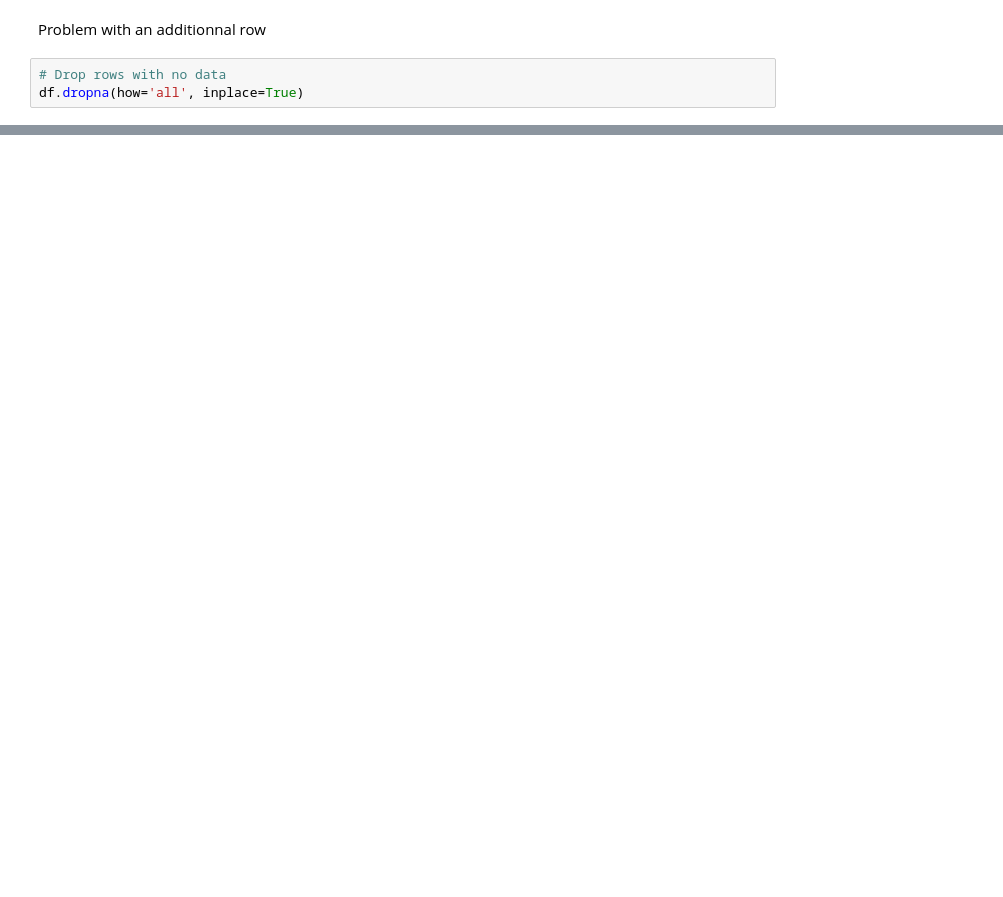
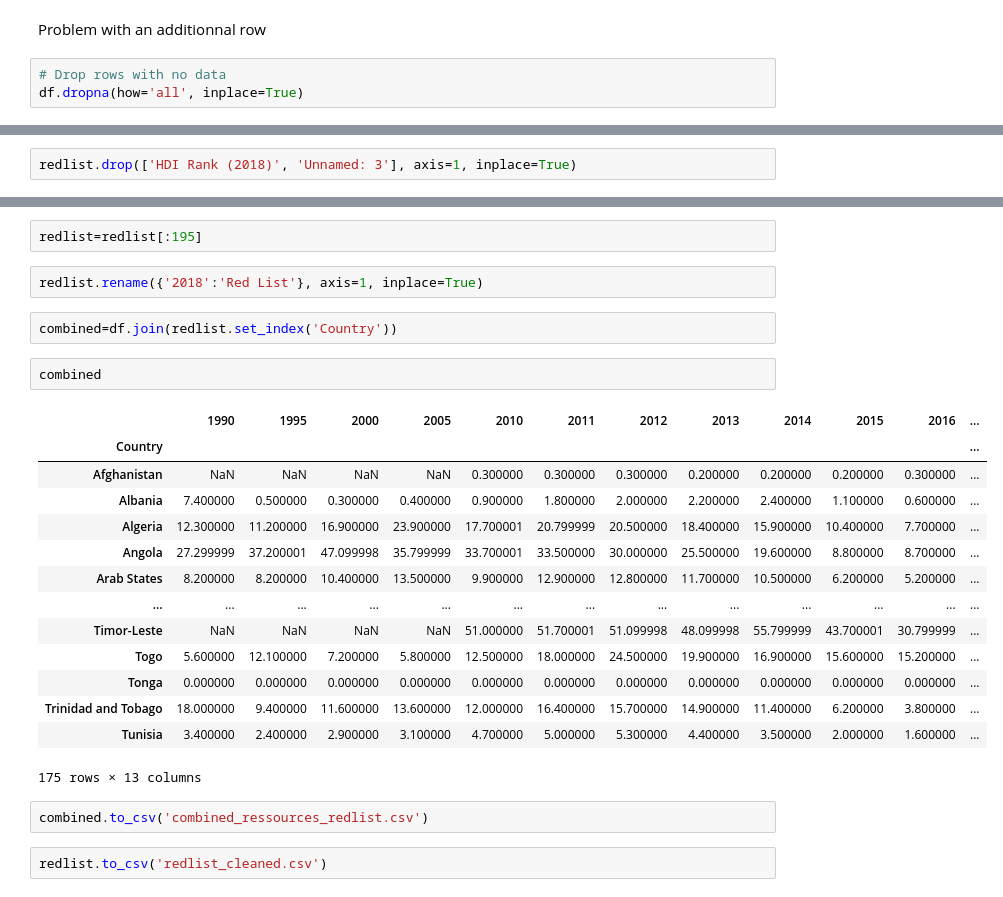
Before and after one commit to mattcoget/Project-HDI, a Jupyter notebook: Natural ressources depletion.ipynb, the cells around one changed output, grey strips where cells are left out. Saved outputs shown, nothing was run; the diff lists cells and outputs as text; blank space fills up the shorter version.

```diff
--- a/Natural ressources depletion.ipynb
+++ b/Natural ressources depletion.ipynb
@@ -364,0 +387,2 @@ df.to_csv("natural_ressources.csv")
+# %%
+redlist.drop(['HDI Rank (2018)', 'Unnamed: 3'], axis=1, inplace=True)
@@ -364,0 +409,27 @@ df.to_csv("natural_ressources.csv")
+# %%
+redlist=redlist[:195]
+# %%
+redlist.rename({'2018':'Red List'}, axis=1, inplace=True)
+# %%
+combined=df.join(redlist.set_index('Country'))
+# %%
+combined
+# %% [output]
+|  | 1990 | 1995 | 2000 | 2005 | 2010 | 2011 | 2012 | 2013 | 2014 | 2015 | 2016 | ... |
+| Country |  |  |  |  |  |  |  |  |  |  |  | ... |
+| Afghanistan | NaN | NaN | NaN | NaN | 0.300000 | 0.300000 | 0.300000 | 0.200000 | 0.200000 | 0.200000 | 0.300000 | ... |
+| Albania | 7.400000 | 0.500000 | 0.300000 | 0.400000 | 0.900000 | 1.800000 | 2.000000 | 2.200000 | 2.400000 | 1.100000 | 0.600000 | ... |
+| Algeria | 12.300000 | 11.200000 | 16.900000 | 23.900000 | 17.700001 | 20.799999 | 20.500000 | 18.400000 | 15.900000 | 10.400000 | 7.700000 | ... |
+| Angola | 27.299999 | 37.200001 | 47.099998 | 35.799999 | 33.700001 | 33.500000 | 30.000000 | 25.500000 | 19.600000 | 8.800000 | 8.700000 | ... |
+| Arab States | 8.200000 | 8.200000 | 10.400000 | 13.500000 | 9.900000 | 12.900000 | 12.800000 | 11.700000 | 10.500000 | 6.200000 | 5.200000 | ... |
+| ... | ... | ... | ... | ... | ... | ... | ... | ... | ... | ... | ... | ... |
+| Timor-Leste | NaN | NaN | NaN | NaN | 51.000000 | 51.700001 | 51.099998 | 48.099998 | 55.799999 | 43.700001 | 30.799999 | ... |
+| Togo | 5.600000 | 12.100000 | 7.200000 | 5.800000 | 12.500000 | 18.000000 | 24.500000 | 19.900000 | 16.900000 | 15.600000 | 15.200000 | ... |
+| Tonga | 0.000000 | 0.000000 | 0.000000 | 0.000000 | 0.000000 | 0.000000 | 0.000000 | 0.000000 | 0.000000 | 0.000000 | 0.000000 | ... |
+| Trinidad and Tobago | 18.000000 | 9.400000 | 11.600000 | 13.600000 | 12.000000 | 16.400000 | 15.700000 | 14.900000 | 11.400000 | 6.200000 | 3.800000 | ... |
+| Tunisia | 3.400000 | 2.400000 | 2.900000 | 3.100000 | 4.700000 | 5.000000 | 5.300000 | 4.400000 | 3.500000 | 2.000000 | 1.600000 | ... |
+175 rows × 13 columns
+# %%
+combined.to_csv('combined_ressources_redlist.csv')
+# %%
+redlist.to_csv('redlist_cleaned.csv')
```
Also changed, not shown: parts of 23 cells of this notebook, 3 other files.
